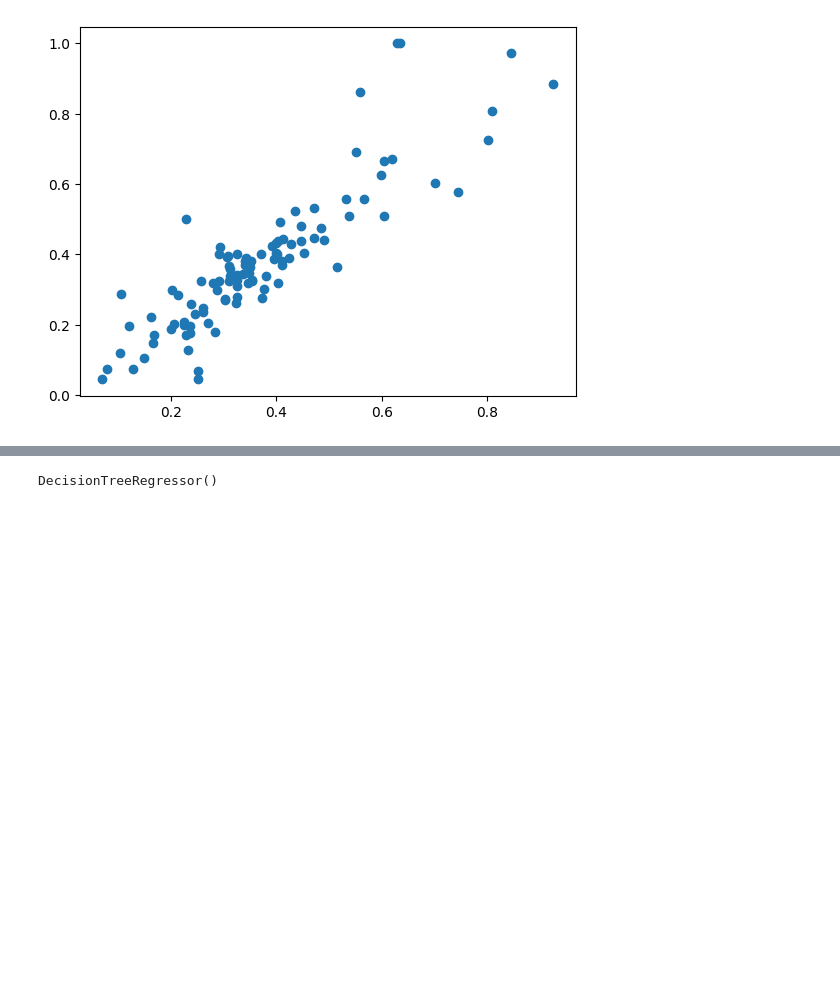
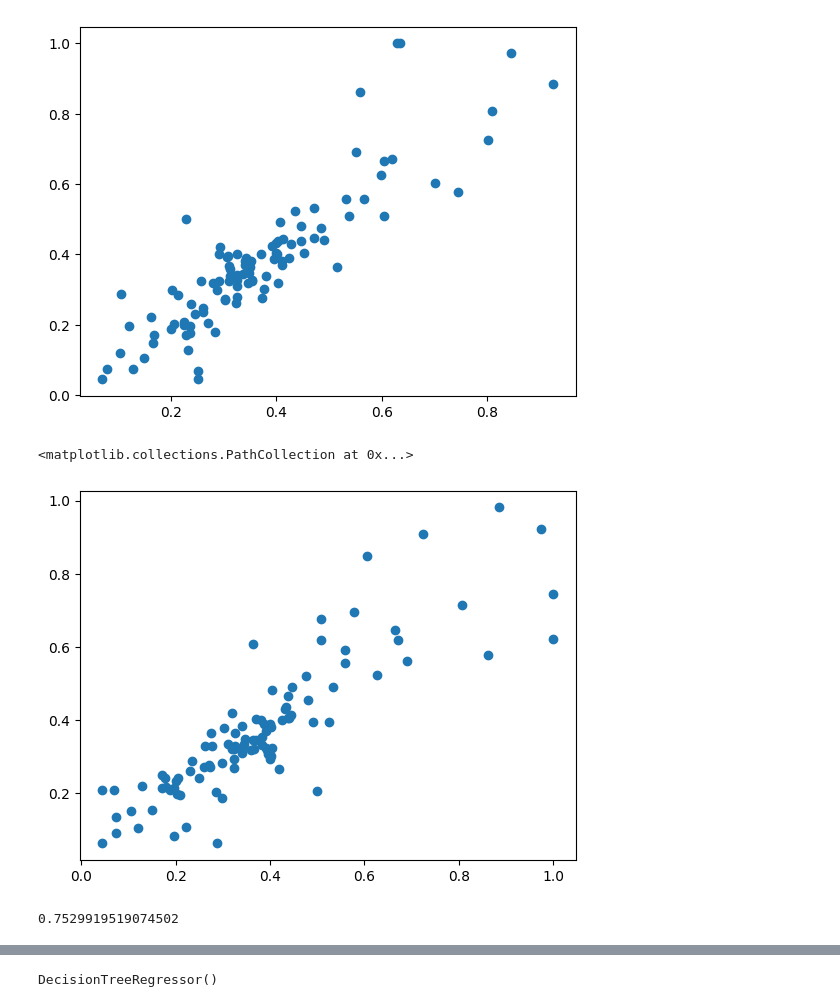
Before and after one commit to sanjayan1734/19CSE305-Sem-V-term-project, a Jupyter notebook: main.ipynb, the cells around one changed output, grey strips where cells are left out. Drawn from its saved outputs; the diff is of its cells as text; code cells hidden in the pictures; blank space fills up the shorter version.

Commit message:
gridSearch, outlier removal - 1

```diff
--- a/main.ipynb
+++ b/main.ipynb
@@ -213,3 +252,20 @@ plt.scatter(knnPred,y_test)
 # %% [output]
 <matplotlib.collections.PathCollection at 0x...>
 [figure]
+# %%
+arr = [1,2,3,4,5,6,7,8,9,10,11,12,13,14,15,16,17,18,19,20]
+gsmodel = GridSearchCV(estimator=knnRegressor,
+                      param_grid={'n_neighbors':arr},
+                       cv = 5
+                      )
+gsmodel.fit(X_train,y_train)
+gsPred = gsmodel.predict(X_test)
+# %%
+plt.scatter(y_test,gsPred)
+# %% [output]
+<matplotlib.collections.PathCollection at 0x...>
+[figure, added]
+# %%
+r2_score(y_test,gsPred)
+# %% [output]
+0.7529919519074502
```
Also changed, not shown: parts of 5 cells of this notebook.
